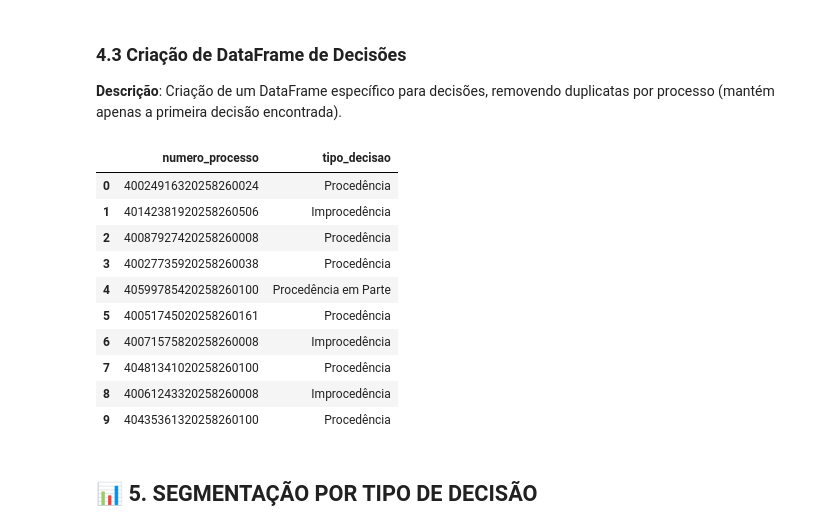
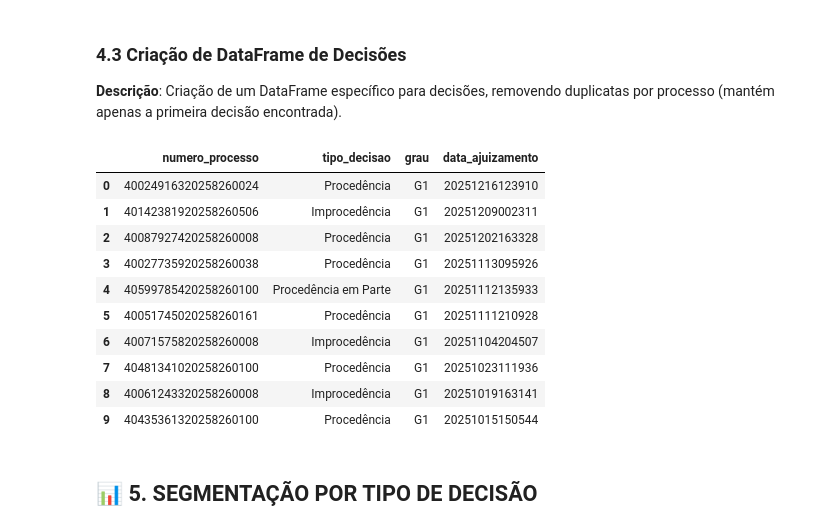
Before and after one commit to wChrstphr/juridical-sentiment-analysis, a Jupyter notebook: tjsp/Notebook_1_Coleta.ipynb, the cells around one changed output. Cells and saved outputs as stored; diff of their text form; code cells hidden in the pictures.

```diff
--- a/tjsp/Notebook_1_Coleta.ipynb
+++ b/tjsp/Notebook_1_Coleta.ipynb
@@ -162,7 +162,8 @@ for _, row in df.iterrows():
         decisoes_por_processo.append({
             'numero_processo': numero,
             'data_ajuizamento': data_ajuizamento,
-            'decisoes': decisoes_encontradas
+            'decisoes': decisoes_encontradas,
+            'grau': grau
         })
 
 print(f"Processos com decisões: {len(decisoes_por_processo)} de {len(df)}")
@@ -183,28 +184,30 @@ Tipos de decisões encontradas:
 # %%
 decisoes_lista = []
 
 for item in decisoes_por_processo:
     for decisao in item['decisoes']:
         decisoes_lista.append({
             'numero_processo': item['numero_processo'],
             'tipo_decisao': decisao,
+            'grau': item['grau'],
+            'data_ajuizamento': item['data_ajuizamento']
         })
 
 df_decisoes = pd.DataFrame(decisoes_lista)
 df_decisoes = df_decisoes.drop_duplicates(subset='numero_processo', keep='first')
 df_decisoes.head(10)
 # %% [output]
-|  | numero_processo | tipo_decisao |
-| 0 | 40024916320258260024 | Procedência |
-| 1 | 40142381920258260506 | Improcedência |
-| 2 | 40087927420258260008 | Procedência |
-| 3 | 40027735920258260038 | Procedência |
-| 4 | 40599785420258260100 | Procedência em Parte |
-| 5 | 40051745020258260161 | Procedência |
-| 6 | 40071575820258260008 | Improcedência |
-| 7 | 40481341020258260100 | Procedência |
-| 8 | 40061243320258260008 | Improcedência |
-| 9 | 40435361320258260100 | Procedência |
+|  | numero_processo | tipo_decisao | grau | data_ajuizamento |
+| 0 | 40024916320258260024 | Procedência | G1 | 20251216123910 |
+| 1 | 40142381920258260506 | Improcedência | G1 | 20251209002311 |
+| 2 | 40087927420258260008 | Procedência | G1 | 20251202163328 |
+| 3 | 40027735920258260038 | Procedência | G1 | 20251113095926 |
+| 4 | 40599785420258260100 | Procedência em Parte | G1 | 20251112135933 |
+| 5 | 40051745020258260161 | Procedência | G1 | 20251111210928 |
+| 6 | 40071575820258260008 | Improcedência | G1 | 20251104204507 |
+| 7 | 40481341020258260100 | Procedência | G1 | 20251023111936 |
+| 8 | 40061243320258260008 | Improcedência | G1 | 20251019163141 |
+| 9 | 40435361320258260100 | Procedência | G1 | 20251015150544 |
 # %% [markdown]
 ## 📊 5. SEGMENTAÇÃO POR TIPO DE DECISÃO
 # %% [markdown]
```
Also changed, not shown: parts of 12 cells of this notebook.
